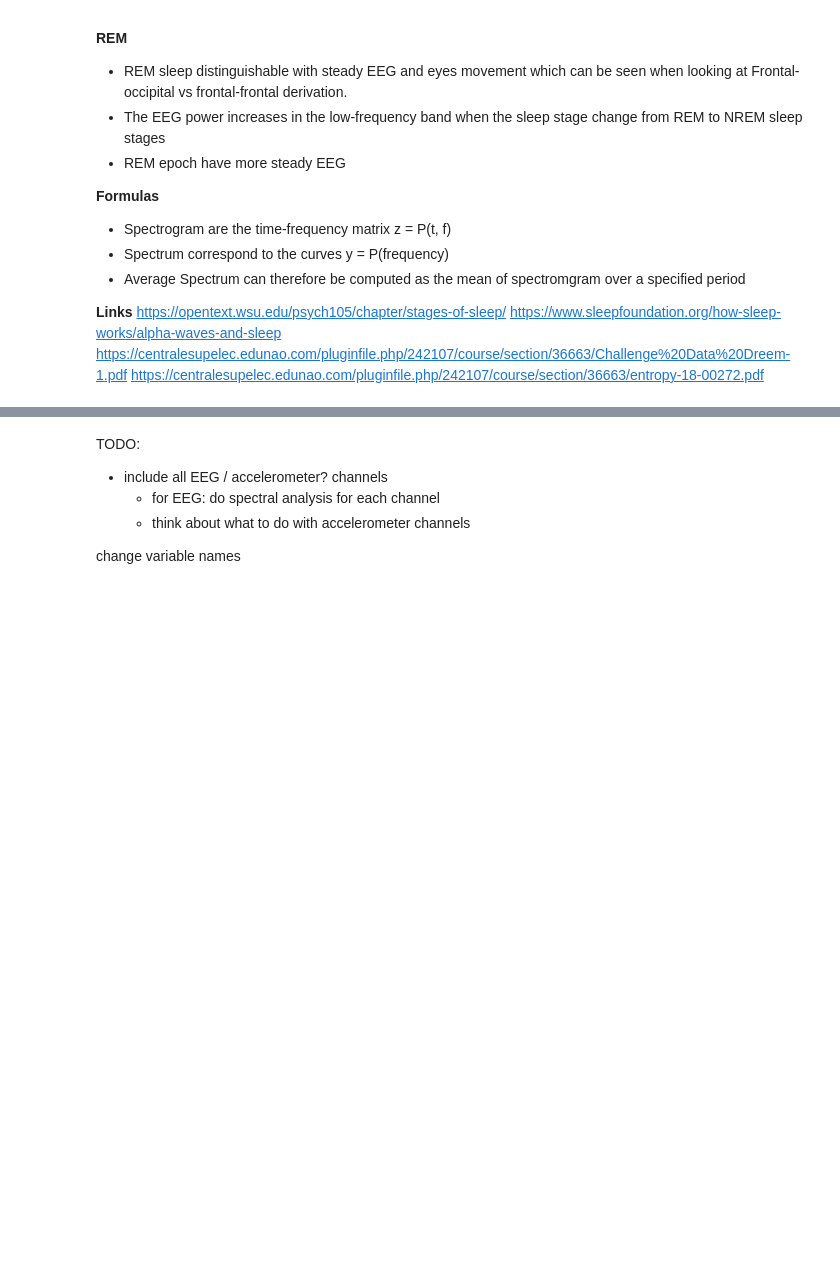
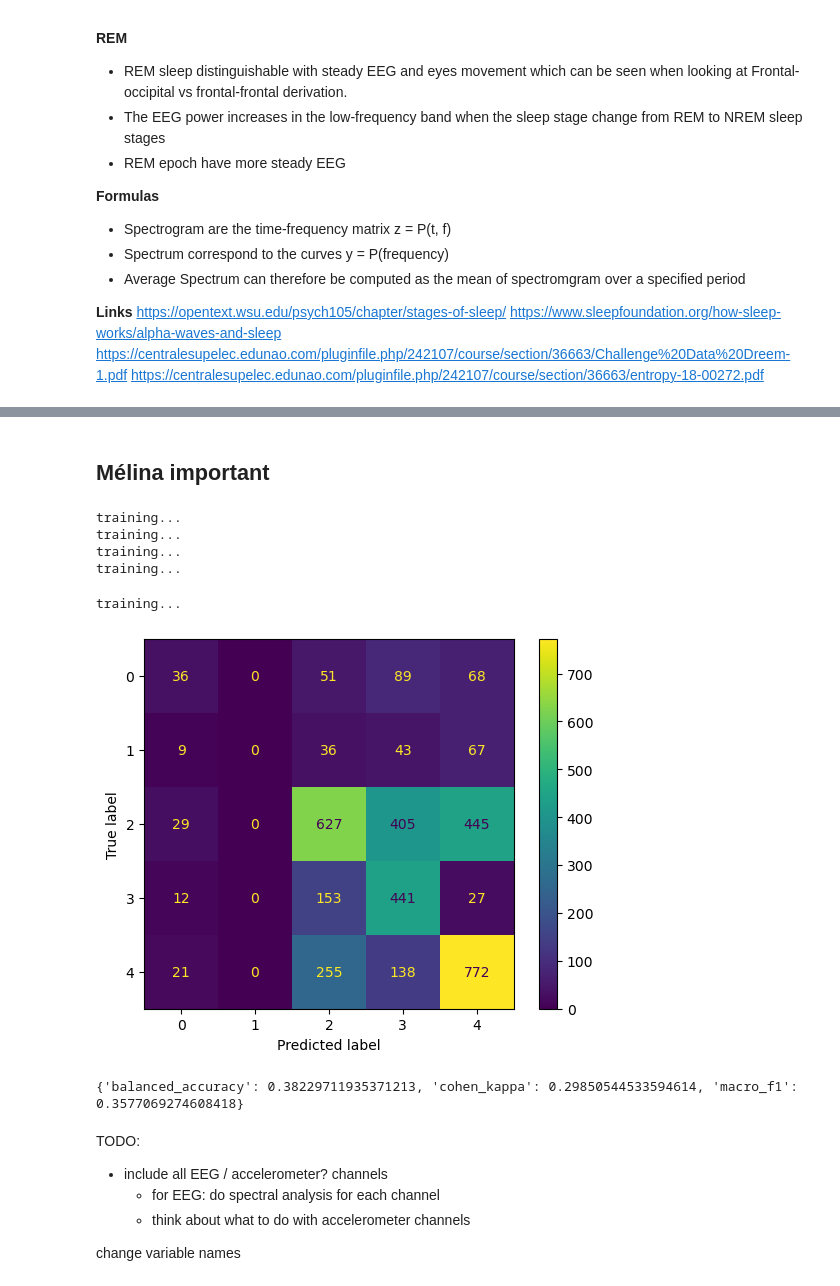
Before and after one commit to melinatonine/Kaggle_Gillig_Scopin, a Jupyter notebook: Kaggle_Gillig_Scopin2.ipynb, the cells around one changed output, grey strips where cells are left out. Cells and saved outputs as stored; diff of their text form; code cells hidden in the pictures; blank space fills up the shorter version.

```diff
--- a/Kaggle_Gillig_Scopin2.ipynb
+++ b/Kaggle_Gillig_Scopin2.ipynb
@@ -241,18 +126,2 @@ print(len(data_for_records_all['record_0.npy'][0]))
-# %%
-def correlations(record, data, n) :
-    corr = [0]*n
-    for i in range (n) :
-        corr[i] = [0]*n
-        for j in range (n) :
-            corr[i][j] = np.corrcoef(data[record,i,:], data[record,j,:])[0][1]
-    return corr
-
-# EEG
-corr = correlations(0, EEG, n_EEG)
-for i in range (n_EEG) :
-    print(i+1,corr[i])
-
-# ACC
-corr = correlations(0, ACC, n_ACC)
-for i in range (n_ACC) :
-    print(i+1,corr[i])
+# %% [markdown]
+## Mélina important
@@ -258,0 +258,14 @@ for i in range (n_ACC) :
+# %%
+types = 'train', 'test'
+records_list = listdir("training_records")
+records = {}
+records[types[0]], records[types[1]] = split_train_test(records_list, split=0.5)
+obj = {}
+x = {}
+y = {}
+for t in types:
+    obj[t] = preprocessing(records[t])
+    obj[t].norm()
+    obj[t].pca_data(n=40)
+    x[t] = obj[t].data
+    y[t] = obj[t].hypnogram
@@ -259,3 +332,17 @@ for i in range (n_ACC) :
+# %%
+ML = machine_learning(x,y)
+ML.democratic()
+ML.scoring()
+ML.confus_mat()
+print(ML.scores)
+# %% [output]
+training...
+training...
+training...
+training...
+training...
+[figure, added]
+{'balanced_accuracy': 0.38229711935371213, 'cohen_kappa': 0.29850544533594614, 'macro_f1': 0.3577069274608418}
 # %% [markdown]
 TODO:
 - include all EEG / accelerometer? channels
```
Also changed, not shown: parts of 25 cells of this notebook, 1 other file.
